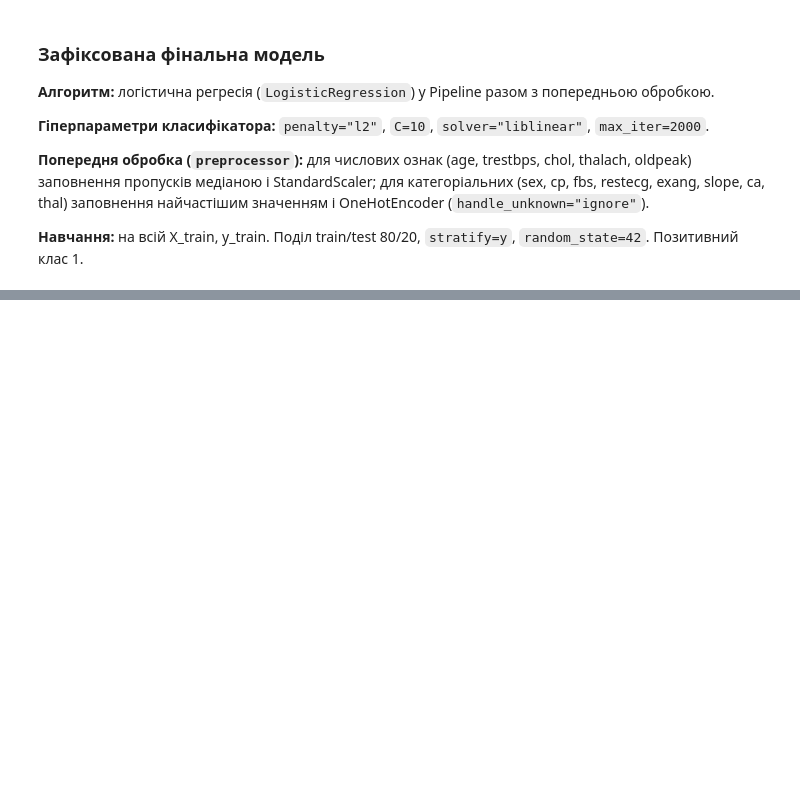
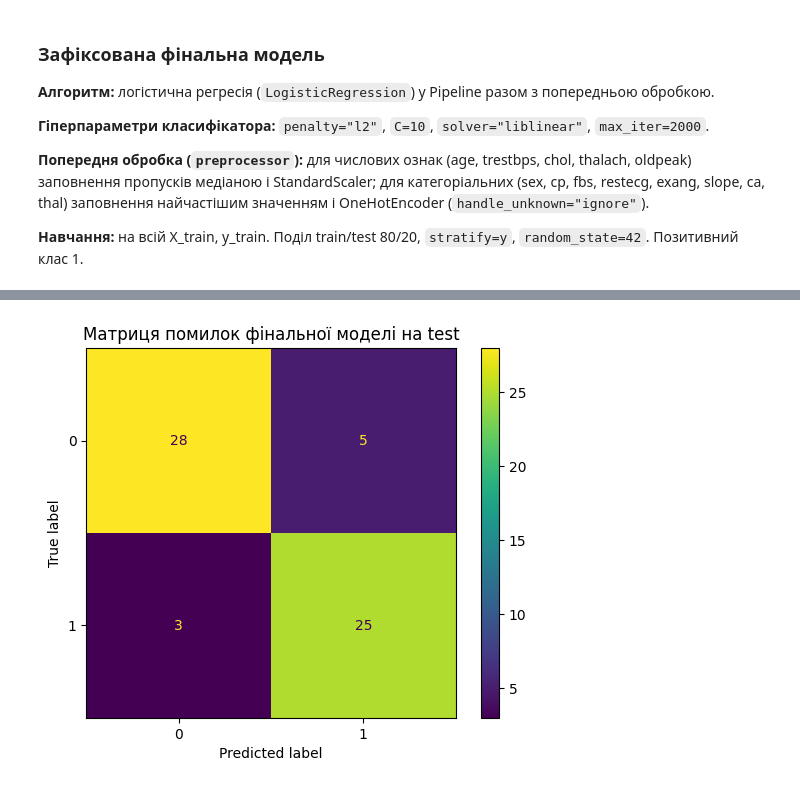
Before and after one commit to Anton-maxi/pattern-recognition-practice, a Jupyter notebook: classification-mini-project/notebooks/PR04_Zboryk_Anton.ipynb, the cells around one changed output, grey strips where cells are left out. Drawn from its saved outputs; the diff is of its cells as text; code cells hidden in the pictures; blank space fills up the shorter version.

Commit message:
Added locked final test evaluation

```diff
--- a/classification-mini-project/notebooks/PR04_Zboryk_Anton.ipynb
+++ b/classification-mini-project/notebooks/PR04_Zboryk_Anton.ipynb
@@ -1482,3 +1482,84 @@ print(
 **Попередня обробка (`preprocessor`):** для числових ознак (age, trestbps, chol, thalach, oldpeak) заповнення пропусків медіаною і StandardScaler; для категоріальних (sex, cp, fbs, restecg, exang, slope, ca, thal) заповнення найчастішим значенням і OneHotEncoder (`handle_unknown="ignore"`).
 
 **Навчання:** на всій X_train, y_train. Поділ train/test 80/20, `stratify=y`, `random_state=42`. Позитивний клас 1.
+# %%
+# Крок 21 (методичка): одноразове фінальне оцінювання зафіксованої моделі на test
+from sklearn.metrics import (
+    accuracy_score,
+    precision_score,
+    recall_score,
+    f1_score,
+    roc_auc_score
+)
+
+# Зафіксований фінальний Pipeline (параметри з комірки "Зафіксована фінальна модель")
+final_pipeline = Pipeline([
+    ("preprocessor", preprocessor),
+    ("classifier", LogisticRegression(penalty="l2", C=10, solver="liblinear", max_iter=2000))
+])
+
+# Навчання лише на train
+final_pipeline.fit(X_train, y_train)
+
+
+def calculate_metrics(
+    model_name,
+    y_true,
+    y_pred,
+    y_score
+):
+    """
+    Обчислює основні метрики бінарної класифікації (позитивний клас 1).
+    y_pred це прогноз класів, y_score це ймовірність класу 1.
+    """
+    return {
+        "Фінальна модель": model_name,
+        "Test Accuracy": accuracy_score(
+            y_true,
+            y_pred,
+        ),
+        "Test Precision": precision_score(
+            y_true,
+            y_pred,
+            zero_division=0
+        ),
+        "Test Recall": recall_score(
+            y_true,
+            y_pred,
+            zero_division=0
+        ),
+        "Test F1": f1_score(
+            y_true,
+            y_pred,
+            zero_division=0
+        ),
+        "Test ROC AUC": roc_auc_score(y_true, y_score)
+    }
+
+
+# Прогнози класів і ймовірності класу 1 для test
+y_test_pred = final_pipeline.predict(X_test)
+y_test_scores = final_pipeline.predict_proba(X_test)[:, 1]
+
+# Таблиця з одним рядком
+res_final_test = []
+res_final_test.append(calculate_metrics("LogisticRegression", y_test, y_test_pred, y_test_scores))
+df_final_test_metrics = pd.DataFrame(res_final_test)
+
+print("Фінальні метрики зафіксованої моделі на test")
+display(df_final_test_metrics.round(4))
+
+# Матриця помилок на test
+ConfusionMatrixDisplay.from_predictions(y_test, y_test_pred)
+plt.title("Матриця помилок фінальної моделі на test")
+plt.show()
+
+# Збереження метрик у reports/final_test_metrics.csv
+FINAL_METRICS_PATH = os.path.join(REPORTS_DIR, "final_test_metrics.csv")
+df_final_test_metrics.to_csv(
+    FINAL_METRICS_PATH,
+    index=False
+)
+
+print("Фінальні test-метрики збережено:", FINAL_METRICS_PATH)
+# %% [output]
@@ -1484,0 +1569 @@ print(
+[figure, added]
```
Also changed, not shown: parts of 12 cells of this notebook.
